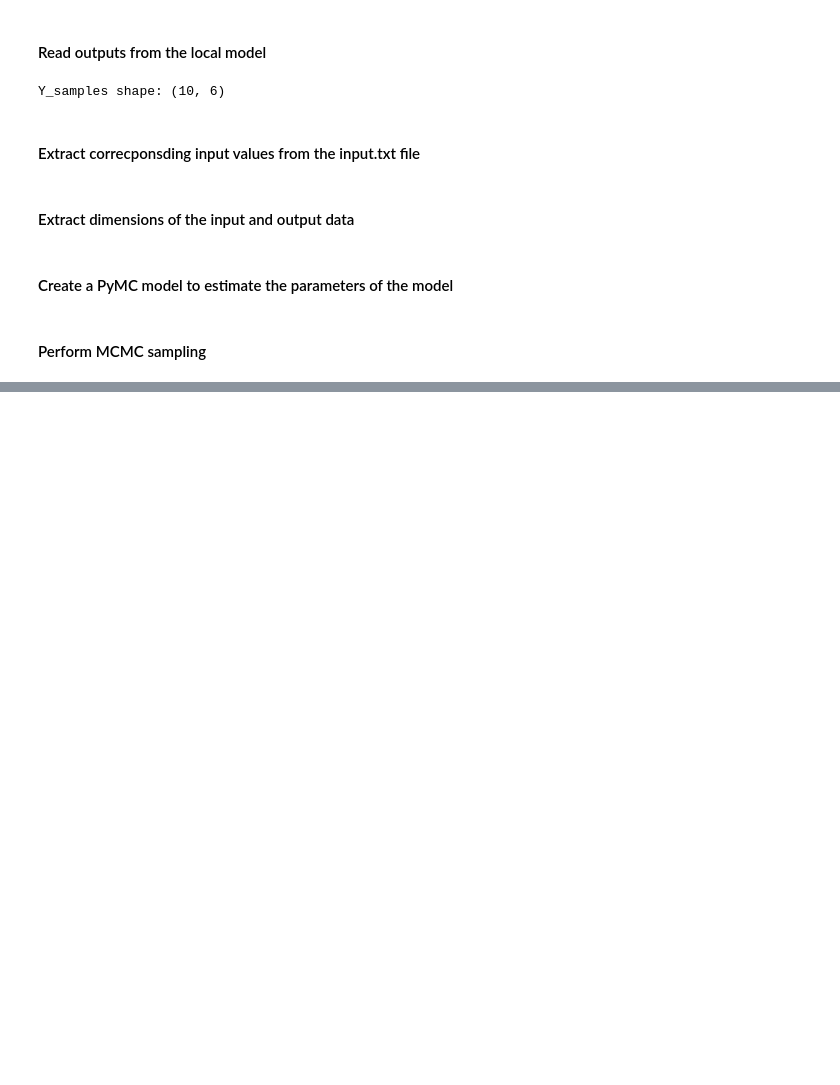
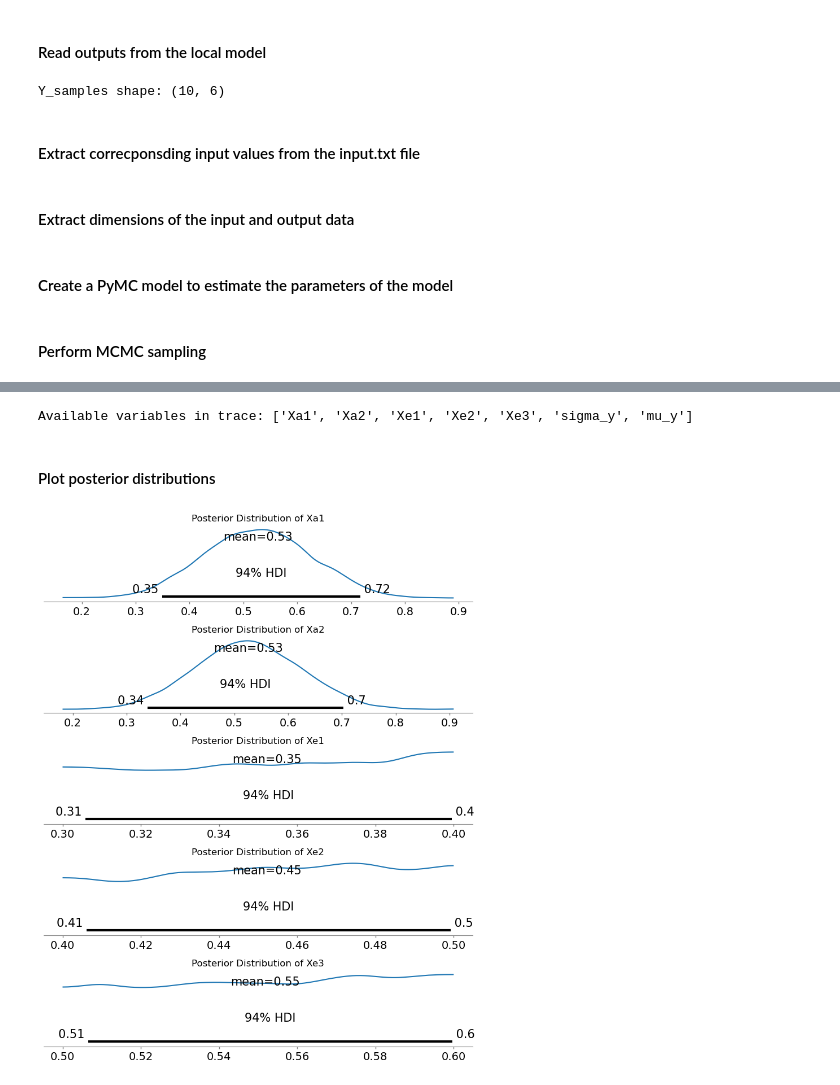
Before and after one commit to hasala-/UQ_Challenge, a Jupyter notebook: mcmc_estimator1.ipynb, the cells around one changed output, grey strips where cells are left out. Saved outputs shown, nothing was run; the diff lists cells and outputs as text; code cells hidden in the pictures; blank space fills up the shorter version.

Commit message:
first model

```diff
--- a/mcmc_estimator1.ipynb
+++ b/mcmc_estimator1.ipynb
@@ -56,16 +57,20 @@ num_samples = X_inputs.shape[0]  # Should be 10
 # %%
 # Bayesian model
 with pm.Model() as bayesian_model:
-    # Use observed values directly instead of priors
-    Xa1 = pm.Data("Xa1", Xa1_vals)  # Observed aleatory variable
-    Xa2 = pm.Data("Xa2", Xa2_vals)
+    # Aleatory variables (normally distributed priors)
+    Xa1 = pm.Normal("Xa1", mu=0.5, sigma=0.1, shape=num_samples)  # Now sampled
+    Xa2 = pm.Normal("Xa2", mu=0.5, sigma=0.1, shape=num_samples)
 
-    Xe1 = pm.Data("Xe1", Xe1_vals)  # Observed epistemic variable
-    Xe2 = pm.Data("Xe2", Xe2_vals)
-    Xe3 = pm.Data("Xe3", Xe3_vals)
+    # Epistemic variables (uniform priors for lack of knowledge)
+    Xe1 = pm.Uniform("Xe1", lower=0.3, upper=0.4, shape=num_samples)
+    Xe2 = pm.Uniform("Xe2", lower=0.4, upper=0.5, shape=num_samples)
+    Xe3 = pm.Uniform("Xe3", lower=0.5, upper=0.6, shape=num_samples)
 
-    # Define the expected mean function for Y (simple linear model assumption)
-    mu_y = Xa1 + Xa2 + Xe1 + Xe2 + Xe3  # Can be replaced with a complex function
+    # Define the expected mean function for Y
+    # Ensure shape matches (10,6) for Y_samples
+    mu_y = pm.Deterministic("mu_y",
+                             Xa1[:, None] + Xa2[:, None] +
+                             Xe1[:, None] + Xe2[:, None] + Xe3[:, None])  # Shape: (10,6)
 
     # Priors for output noise (uncertainty in model predictions)
     sigma_y = pm.HalfNormal("sigma_y", sigma=1, shape=num_outputs)
@@ -101,0 +95,27 @@ Inputs types: [TensorType(float32, shape=())]
+# %%
+available_vars = list(trace.posterior.data_vars)  # Get all stored variables
+print("Available variables in trace:", available_vars)
+# %% [output]
+Available variables in trace: ['Xa1', 'Xa2', 'Xe1', 'Xe2', 'Xe3', 'sigma_y', 'mu_y']
+# %% [markdown]
+#### Plot posterior distributions
+# %%
+# Define variable names from the trace
+input_var_names = ["Xa1", "Xa2", "Xe1", "Xe2", "Xe3"]
+
+# Set number of variables to plot
+num_vars = len(input_var_names)
+
+# Create subplots with appropriate grid layout
+fig, axes = plt.subplots(nrows=num_vars, ncols=1, figsize=(8, 2 * num_vars))  # One row per variable
+
+# Loop over each variable and plot separately
+for i, var in enumerate(input_var_names):
+    az.plot_posterior(trace, var_names=[var], ax=axes[i])  # Assign each plot to a separate axis
+    axes[i].set_title(f"Posterior Distribution of {var}", fontsize=12)
+
+# Adjust layout to prevent overlap
+plt.tight_layout()
+plt.show()
+# %% [output]
+[figure, added]
```
Also changed, not shown: parts of 2 cells of this notebook.
